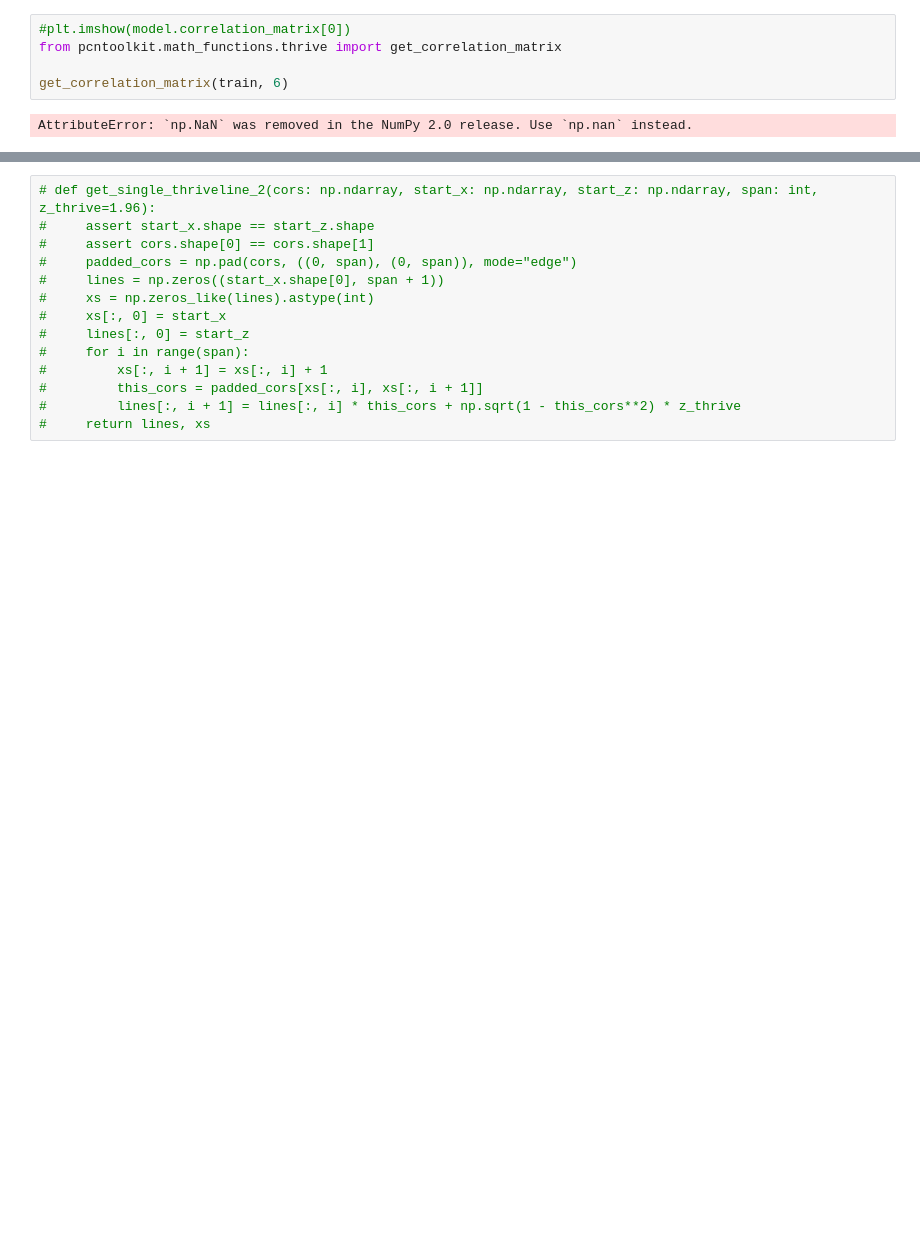
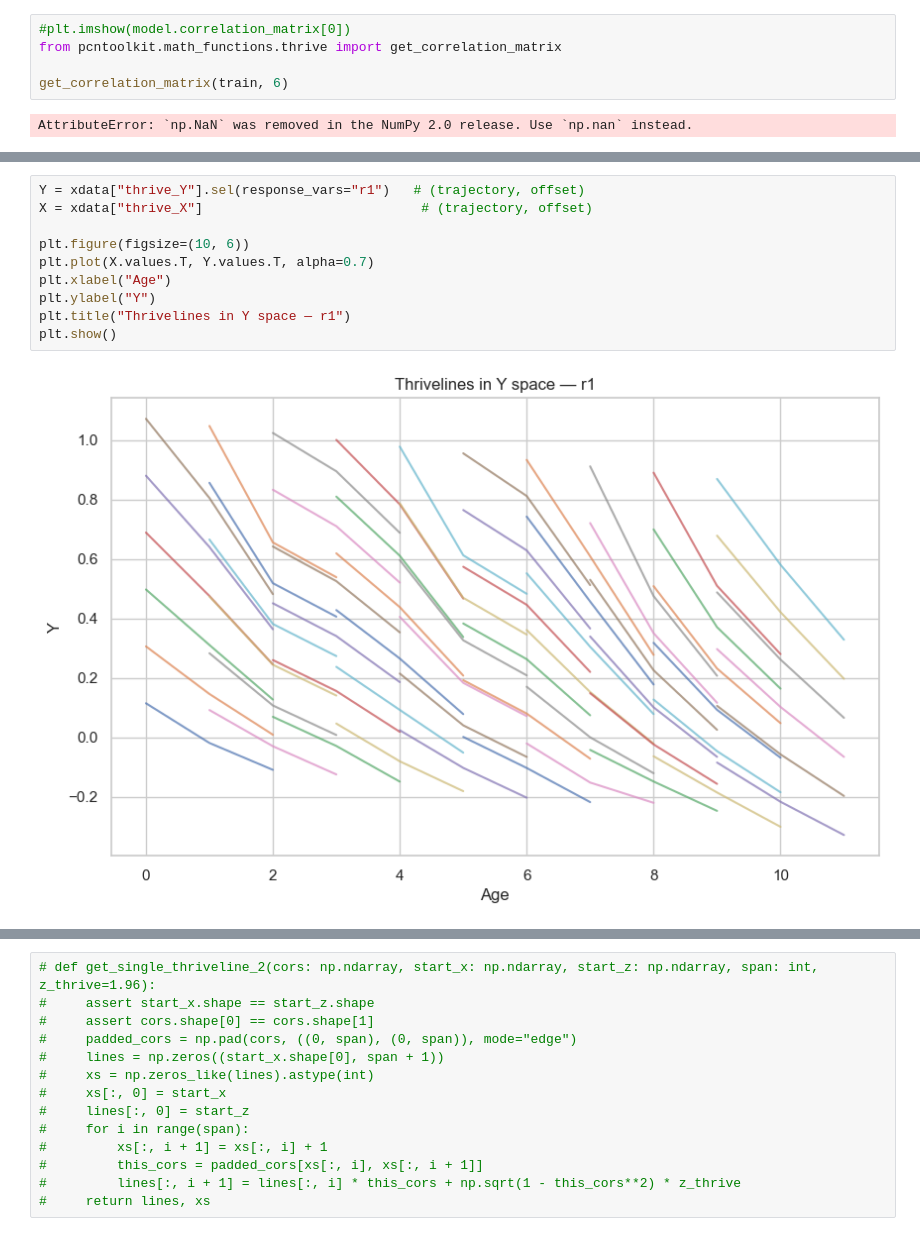
Before and after one commit to likeajumprope/PCNtoolkit, a Jupyter notebook: pcntoolkit/thrivelines_Johanna.ipynb, the cells around one changed output, grey strips where cells are left out. Cells and saved outputs as stored; diff of their text form; blank space fills up the shorter version.

```diff
--- a/pcntoolkit/thrivelines_Johanna.ipynb
+++ b/pcntoolkit/thrivelines_Johanna.ipynb
@@ -334 +386,13 @@ plt.show()
+# %%
+Y = xdata["thrive_Y"].sel(response_vars="r1")   # (trajectory, offset)
+X = xdata["thrive_X"]                            # (trajectory, offset)
+
+plt.figure(figsize=(10, 6))
+plt.plot(X.values.T, Y.values.T, alpha=0.7)
+plt.xlabel("Age")
+plt.ylabel("Y")
+plt.title("Thrivelines in Y space — r1")
+plt.show()
+# %% [output]
+[figure, added]
 # %%
```
Also changed, not shown: parts of 25 cells of this notebook.
